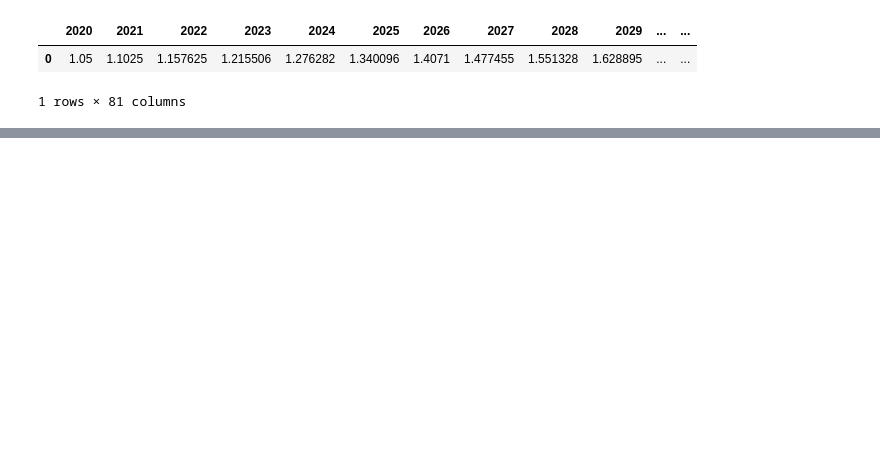
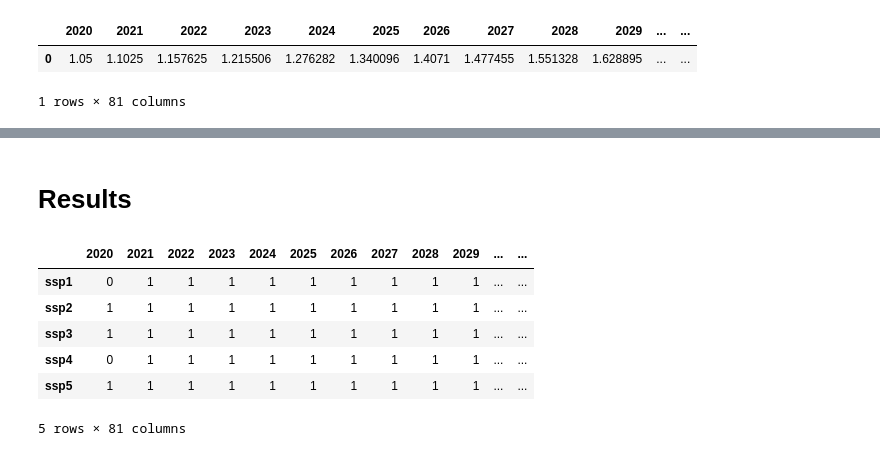
Before and after one commit to jmuessel/SSP_LCA_risk_modeling, a Jupyter notebook: Optimization_LCA_SSP_framework.ipynb, the cells around one changed output, grey strips where cells are left out. Saved outputs shown, nothing was run; the diff lists cells and outputs as text; code cells hidden in the pictures; blank space fills up the shorter version.

```diff
--- a/Optimization_LCA_SSP_framework.ipynb
+++ b/Optimization_LCA_SSP_framework.ipynb
@@ -140,0 +85,4 @@ TypeError: 'SetProduct_FiniteSet' object is not callable
+# %%
+p_ssp5.loc["Buy CO2 price ($ / t)", :] = carbon_p.loc["SSP5-19", :]
+# %%
+p_list = [("ssp1", p_ssp1), ("ssp2", p_ssp2),("ssp3", p_ssp3), ("ssp4", p_ssp4), ("ssp5", p_ssp5)]
@@ -140,0 +118,37 @@ TypeError: 'SetProduct_FiniteSet' object is not callable
+# %%
+#prepare data frames for vizualization
+cost_results =  pd.DataFrame(index=[ssp for ssp, prices in p_list], columns=[year for year in list(range(2020, 2101))])
+process_results =  pd.DataFrame(index=[ssp for ssp, prices in p_list], columns=[year for year in list(range(2020, 2101))])
+
+#solve the model for every year (2020-2100) and scenario (SSP1-SSP5)
+for (name, prices) in p_list:
+    for year in list(range(prices.shape[1])):
+
+        #minimize costs according to: scaling_vector * factor_requirements * factor_prices (transposed)
+        #to optimizise, how often, which process should be excecuted
+        def min_costs(mdl):
+            mult = F.transpose().values @ prices.iloc[:,year].to_frame().values
+
+            return sum(mdl.s_p[pr] * mult[n][0] for n, pr in enumerate(Processes[:-1]))
+
+        mdl.Obj = pyo.Objective(rule=min_costs, sense=pyo.minimize)
+
+        #prepare solver
+        optimizer = opt.SolverFactory(solvername)
+        solved_model = optimizer.solve(mdl)
+
+        #prepare data frames for vizualization
+        cost_results.loc[name, (2020 + year)] = round(mdl.Obj.expr(),2)
+
+        if pyo.value(mdl.s_p["Conventional process"]) > 0:
+            process_results.loc[name, (2020 + year)] = pyo.value(mdl.s_p["Directreduction"]) / pyo.value(mdl.s_p["Conventional process"])
+        else:
+            process_results.loc[name, (2020 + year)] = 1
+
+        #print results
+        print("Optimal value: %i$" % pyo.value(mdl.Obj)) #threshold to avoid numerical issues
+        EPS = 1.e-6
+
+        for pr in ["Directreduction", "Conventional process"]:
+            if pyo.value(mdl.s_p[pr]) > EPS:
+                print("run the processes according to: %s" % (pyo.value(mdl.s_p[pr])) + " " + str( pr))
@@ -140,0 +173,14 @@ TypeError: 'SetProduct_FiniteSet' object is not callable
+# %% [markdown]
+
+# Results
+# %%
+#[0, 1] shows the percentage of the climate friendly "Direct reduction" process
+process_results
+# %% [output]
+|  | 2020 | 2021 | 2022 | 2023 | 2024 | 2025 | 2026 | 2027 | 2028 | 2029 | ... | ... |
+| ssp1 | 0 | 1 | 1 | 1 | 1 | 1 | 1 | 1 | 1 | 1 | ... | ... |
+| ssp2 | 1 | 1 | 1 | 1 | 1 | 1 | 1 | 1 | 1 | 1 | ... | ... |
+| ssp3 | 1 | 1 | 1 | 1 | 1 | 1 | 1 | 1 | 1 | 1 | ... | ... |
+| ssp4 | 0 | 1 | 1 | 1 | 1 | 1 | 1 | 1 | 1 | 1 | ... | ... |
+| ssp5 | 1 | 1 | 1 | 1 | 1 | 1 | 1 | 1 | 1 | 1 | ... | ... |
+5 rows × 81 columns
```
Also changed, not shown: parts of 43 cells of this notebook.
